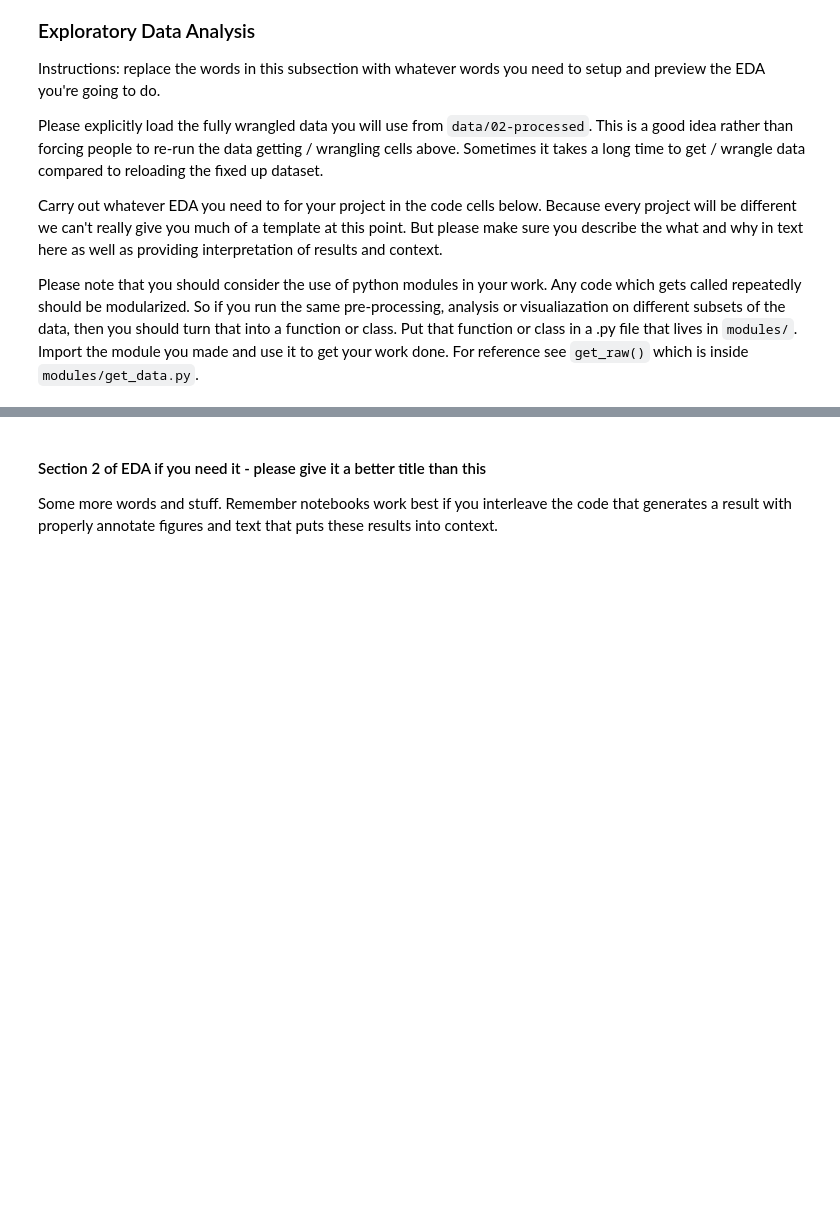
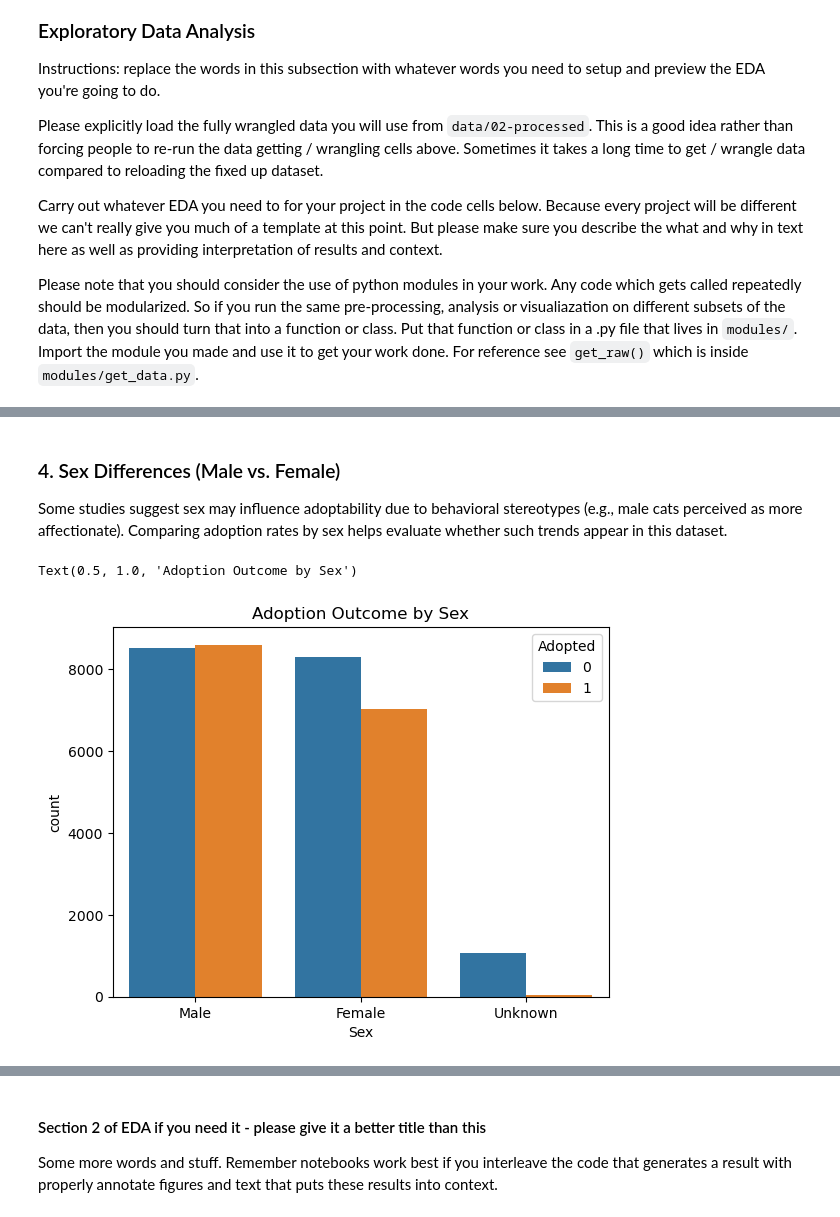
Before and after one commit to mareRong/Long-Beach-Pet-Shelter-Analysis, a Jupyter notebook: 02-EDACheckpoint.ipynb, the cells around one changed output, grey strips where cells are left out. Saved outputs shown, nothing was run; the diff lists cells and outputs as text; code cells hidden in the pictures; blank space fills up the shorter version.

```diff
--- a/02-EDACheckpoint.ipynb
+++ b/02-EDACheckpoint.ipynb
@@ -160,0 +344,9 @@ Some more words and stuff.  Remember notebooks work best if you interleave the c
+# %% [markdown]
+### 4. Sex Differences (Male vs. Female)
+Some studies suggest sex may influence adoptability due to behavioral stereotypes (e.g., male cats perceived as more affectionate). Comparing adoption rates by sex helps evaluate whether such trends appear in this dataset.
+# %%
+sns.countplot(data=df, x='Sex', hue='Adopted')
+plt.title("Adoption Outcome by Sex")
+# %% [output]
+Text(0.5, 1.0, 'Adoption Outcome by Sex')
+[figure, added]
```
Also changed, not shown: parts of 37 cells of this notebook, 2 other files.
